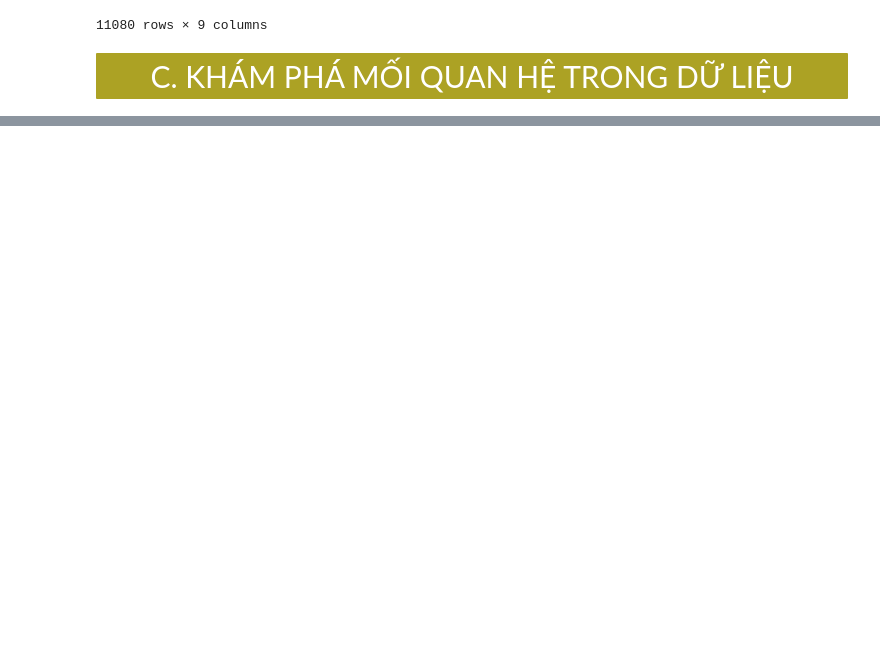
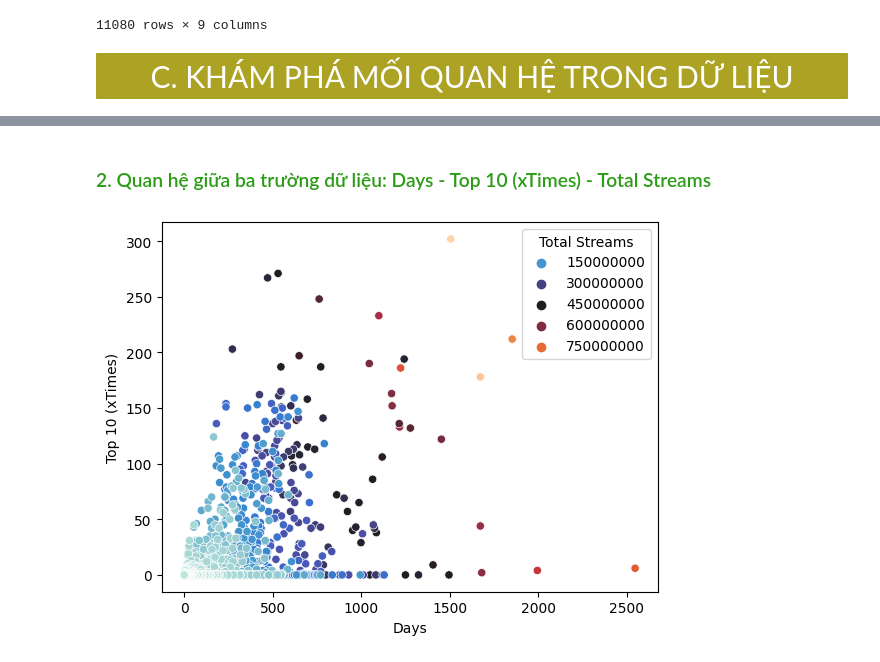
Before and after one commit to PhuongAnh57/LAB1-TQHDL, a Jupyter notebook: source_codes/main.ipynb, the cells around one changed output, grey strips where cells are left out. Cells and saved outputs as stored; diff of their text form; code cells hidden in the pictures; blank space fills up the shorter version.

```diff
--- a/source_codes/main.ipynb
+++ b/source_codes/main.ipynb
@@ -303,0 +332,11 @@ song_df
+# %% [markdown]
+### <span style='color:#2B9C15'>2. Quan hệ giữa ba trường dữ liệu: Days - Top 10 (xTimes) - Total Streams</span>
+# %%
+#sns.set(style="whitegrid")
+sns.scatterplot(x="Days", y="Top 10 (xTimes)", data=song_df, hue="Total Streams", palette="icefire")
+# Show plot
+plt.show()
+
+#icefire, plasma, viridis
+# %% [output]
+[figure, added]
```
Also changed, not shown: parts of 5 cells of this notebook, 1 other file.
